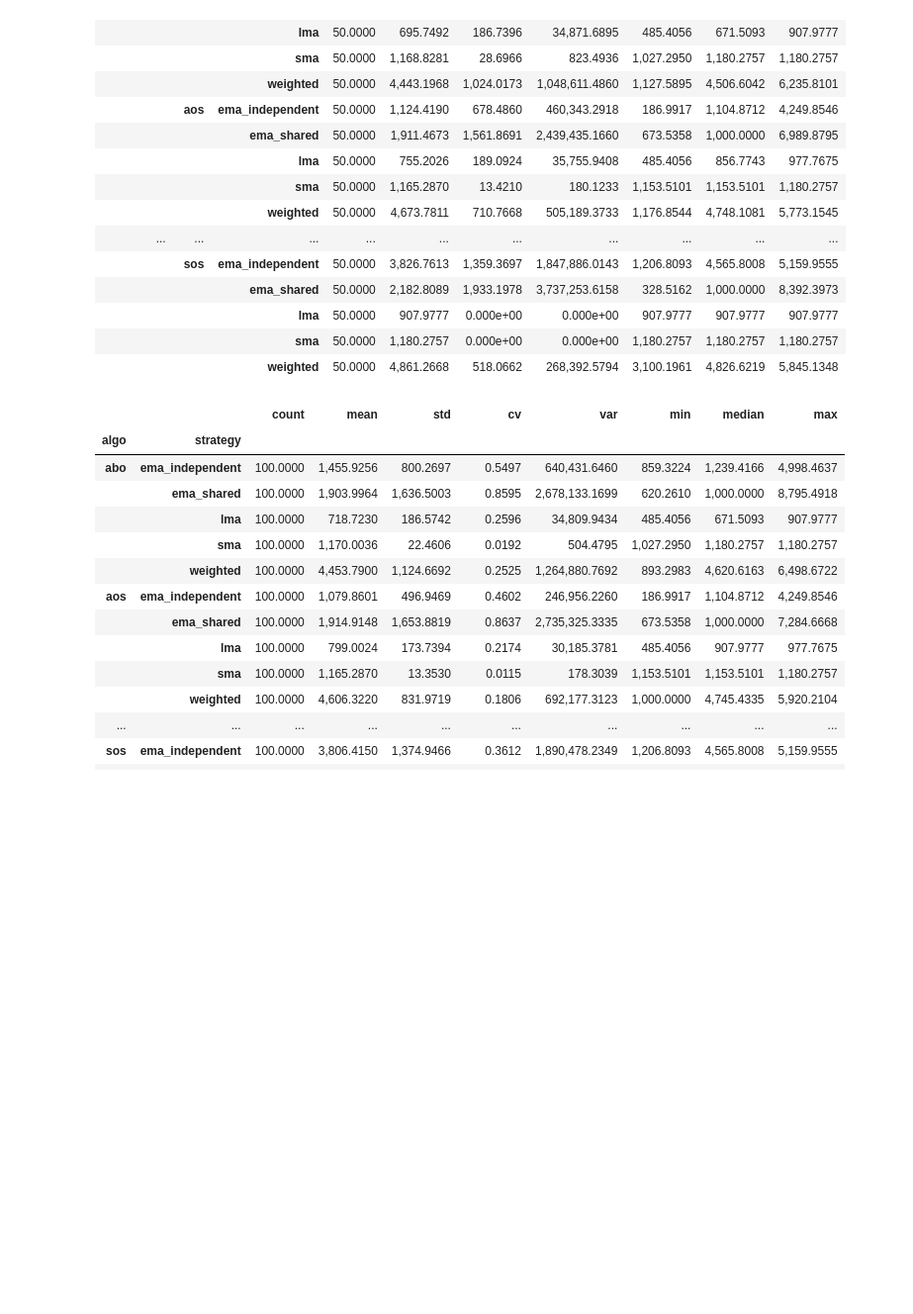
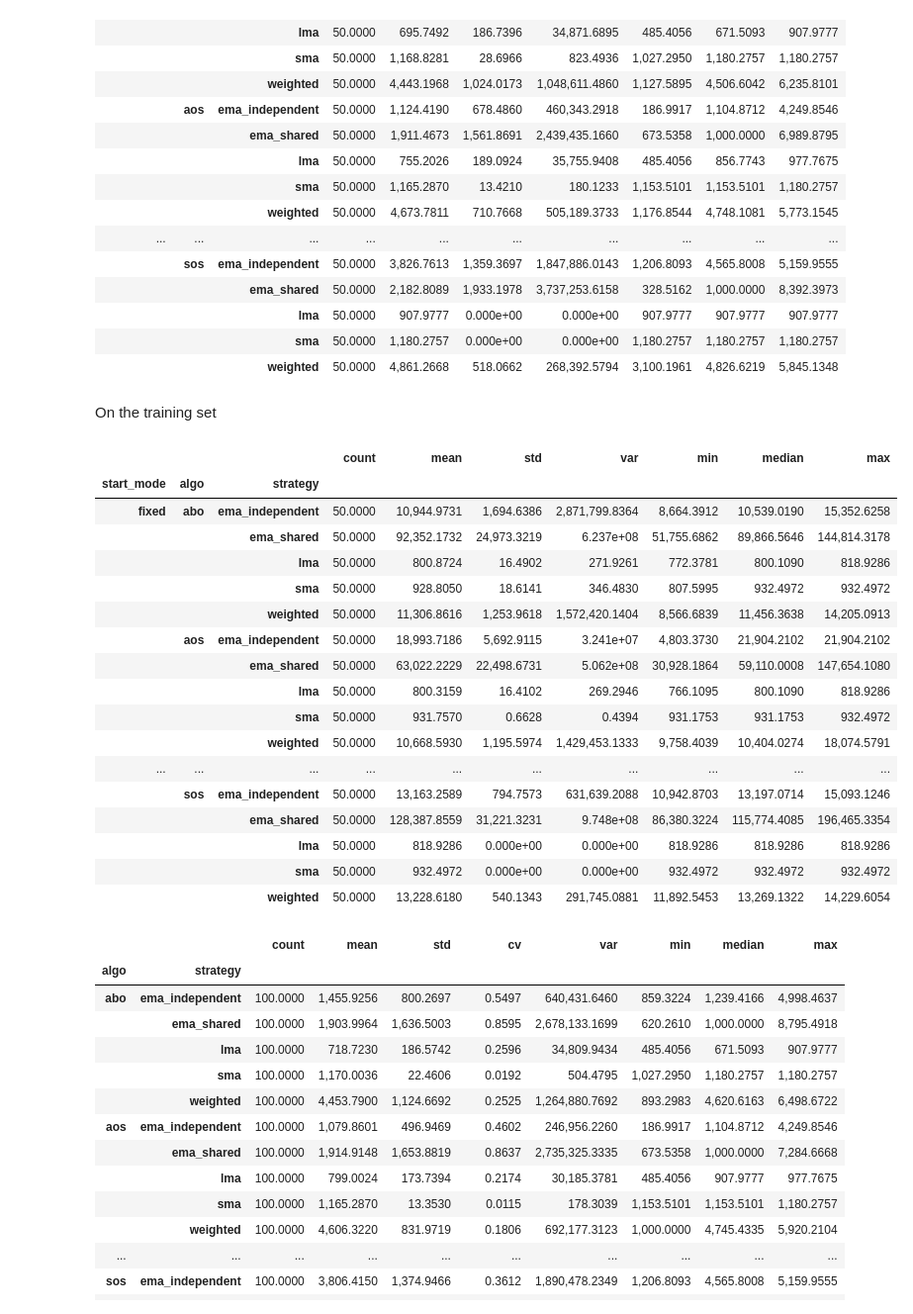
Before and after one commit to AndreHrs/trading-param-optimizer, a Jupyter notebook: notebook.ipynb, the cells around one changed output. Shown at 99% size. Cells and saved outputs as stored; diff of their text form; code cells hidden in the pictures; blank space fills up the shorter version.

```diff
--- a/notebook.ipynb
+++ b/notebook.ipynb
@@ -55,5 +56,46 @@ display(stats.map(fmt))
 |  |  | lma | 50.0000 | 907.9777 | 0.000e+00 | 0.000e+00 | 907.9777 | 907.9777 | 907.9777 |
 |  |  | sma | 50.0000 | 1,180.2757 | 0.000e+00 | 0.000e+00 | 1,180.2757 | 1,180.2757 | 1,180.2757 |
 |  |  | weighted | 50.0000 | 4,861.2668 | 518.0662 | 268,392.5794 | 3,100.1961 | 4,826.6219 | 5,845.1348 |
+# %% [markdown]
+On the training set
+# %%
+df = pd.concat([fixed_results, random_results], ignore_index=True)
+
+# Flip fitness because gps is maximizing not minimizing
+df.loc[df["algo"] == "gps", "best_fitness"] *= -1
+
+def fmt(x):
+    if pd.isna(x):
+        return "NaN"
+    if abs(x) < 1e-7 or abs(x) > 9_999_999:
+        return f"{x:.3e}"
+    if x == 0:
+        return "0"
+    return f"{x:,.4f}"
+
+stats = (
+    df.groupby(['start_mode', 'algo', 'strategy'])['final_cash']
+    .agg(count='count', mean='mean', std='std', var='var', min='min', median='median', max='max')
+)
+display(stats.map(fmt))
+# %% [output]
+|  |  |  | count | mean | std | var | min | median | max |
+| start_mode | algo | strategy |  |  |  |  |  |  |  |
+| fixed | abo | ema_independent | 50.0000 | 10,944.9731 | 1,694.6386 | 2,871,799.8364 | 8,664.3912 | 10,539.0190 | 15,352.6258 |
+|  |  | ema_shared | 50.0000 | 92,352.1732 | 24,973.3219 | 6.237e+08 | 51,755.6862 | 89,866.5646 | 144,814.3178 |
+|  |  | lma | 50.0000 | 800.8724 | 16.4902 | 271.9261 | 772.3781 | 800.1090 | 818.9286 |
+|  |  | sma | 50.0000 | 928.8050 | 18.6141 | 346.4830 | 807.5995 | 932.4972 | 932.4972 |
+|  |  | weighted | 50.0000 | 11,306.8616 | 1,253.9618 | 1,572,420.1404 | 8,566.6839 | 11,456.3638 | 14,205.0913 |
+|  | aos | ema_independent | 50.0000 | 18,993.7186 | 5,692.9115 | 3.241e+07 | 4,803.3730 | 21,904.2102 | 21,904.2102 |
+|  |  | ema_shared | 50.0000 | 63,022.2229 | 22,498.6731 | 5.062e+08 | 30,928.1864 | 59,110.0008 | 147,654.1080 |
+|  |  | lma | 50.0000 | 800.3159 | 16.4102 | 269.2946 | 766.1095 | 800.1090 | 818.9286 |
+|  |  | sma | 50.0000 | 931.7570 | 0.6628 | 0.4394 | 931.1753 | 931.1753 | 932.4972 |
+|  |  | weighted | 50.0000 | 10,668.5930 | 1,195.5974 | 1,429,453.1333 | 9,758.4039 | 10,404.0274 | 18,074.5791 |
+| ... | ... | ... | ... | ... | ... | ... | ... | ... | ... |
+|  | sos | ema_independent | 50.0000 | 13,163.2589 | 794.7573 | 631,639.2088 | 10,942.8703 | 13,197.0714 | 15,093.1246 |
+|  |  | ema_shared | 50.0000 | 128,387.8559 | 31,221.3231 | 9.748e+08 | 86,380.3224 | 115,774.4085 | 196,465.3354 |
+|  |  | lma | 50.0000 | 818.9286 | 0.000e+00 | 0.000e+00 | 818.9286 | 818.9286 | 818.9286 |
+|  |  | sma | 50.0000 | 932.4972 | 0.000e+00 | 0.000e+00 | 932.4972 | 932.4972 | 932.4972 |
+|  |  | weighted | 50.0000 | 13,228.6180 | 540.1343 | 291,745.0881 | 11,892.5453 | 13,269.1322 | 14,229.6054 |
 # %%
 df = pd.concat([fixed_results, random_results], ignore_index=True)
```
Also changed, not shown: parts of 8 cells of this notebook, 4 other files.
